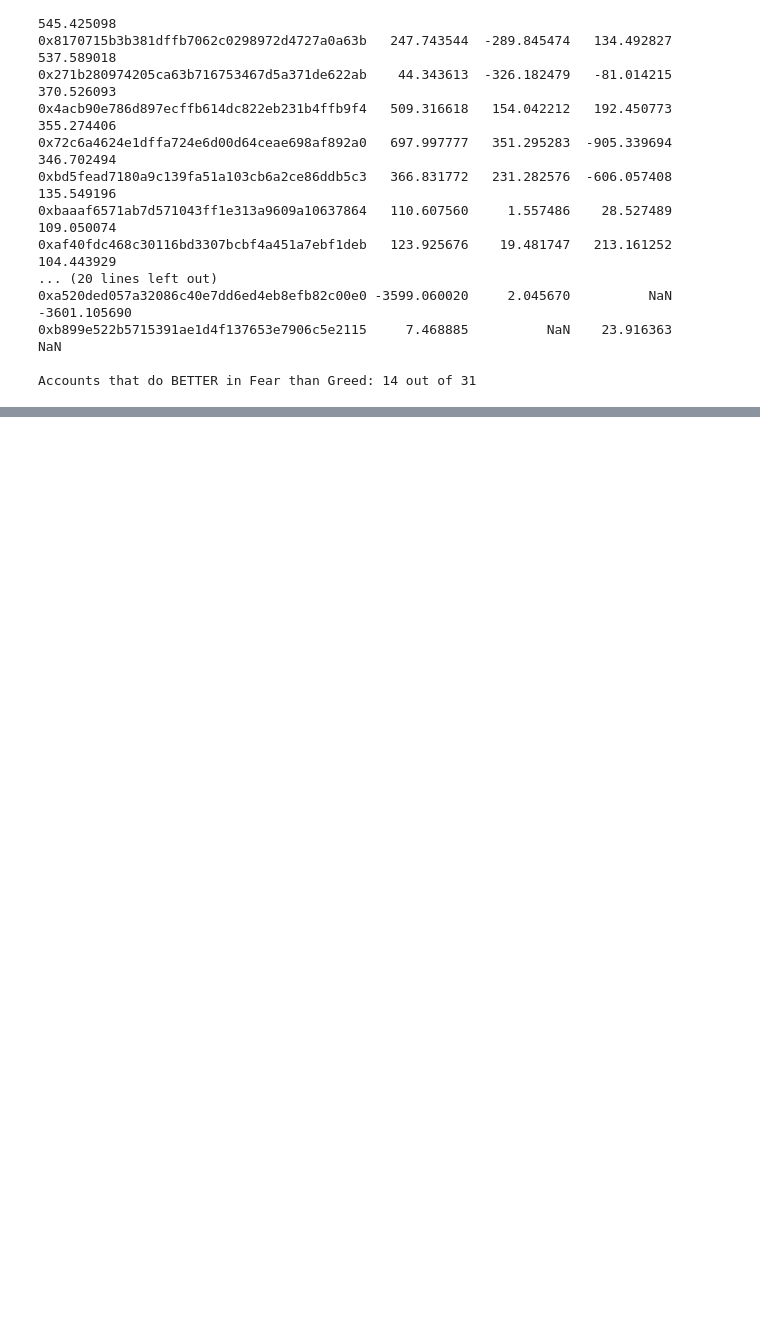
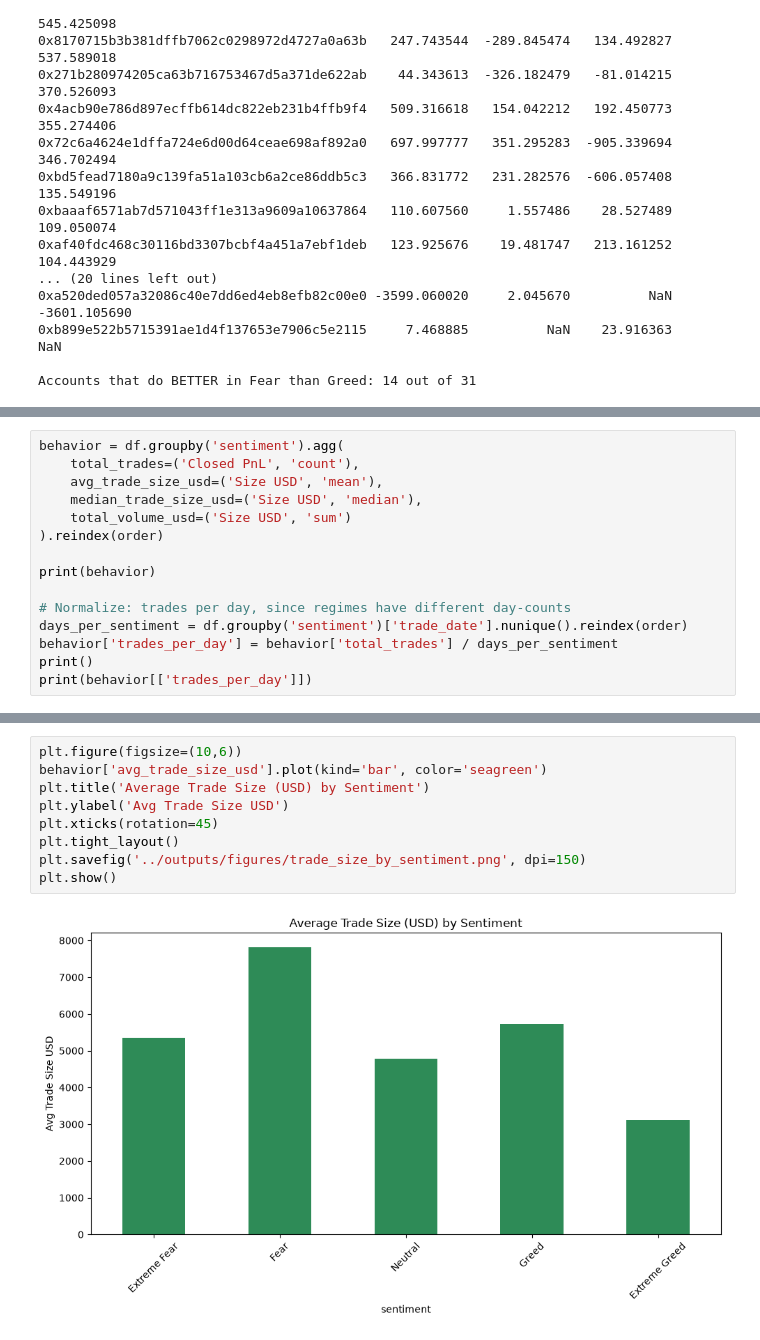
Before and after one commit to Tony-techno/crypto-sentiment-trader-performance, a Jupyter notebook: notebooks/01_data_exploration.ipynb, the cells around one changed output, grey strips where cells are left out. Saved outputs shown, nothing was run; the diff lists cells and outputs as text; blank space fills up the shorter version.

Commit message:
Step 7: trading behavior (frequency, size) by sentiment

```diff
--- a/notebooks/01_data_exploration.ipynb
+++ b/notebooks/01_data_exploration.ipynb
@@ -441,0 +444,15 @@ Accounts that do BETTER in Fear than Greed: 14 out of 31
+# %%
+behavior = df.groupby('sentiment').agg(
+    total_trades=('Closed PnL', 'count'),
+    avg_trade_size_usd=('Size USD', 'mean'),
+    median_trade_size_usd=('Size USD', 'median'),
+    total_volume_usd=('Size USD', 'sum')
+).reindex(order)
+
+print(behavior)
+
+# Normalize: trades per day, since regimes have different day-counts
+days_per_sentiment = df.groupby('sentiment')['trade_date'].nunique().reindex(order)
+behavior['trades_per_day'] = behavior['total_trades'] / days_per_sentiment
+print()
+print(behavior[['trades_per_day']])
@@ -441,0 +475,11 @@ Accounts that do BETTER in Fear than Greed: 14 out of 31
+# %%
+plt.figure(figsize=(10,6))
+behavior['avg_trade_size_usd'].plot(kind='bar', color='seagreen')
+plt.title('Average Trade Size (USD) by Sentiment')
+plt.ylabel('Avg Trade Size USD')
+plt.xticks(rotation=45)
+plt.tight_layout()
+plt.savefig('../outputs/figures/trade_size_by_sentiment.png', dpi=150)
+plt.show()
+# %% [output]
+[figure, added]
```
Also changed, not shown: parts of 2 cells of this notebook, 1 other file.
